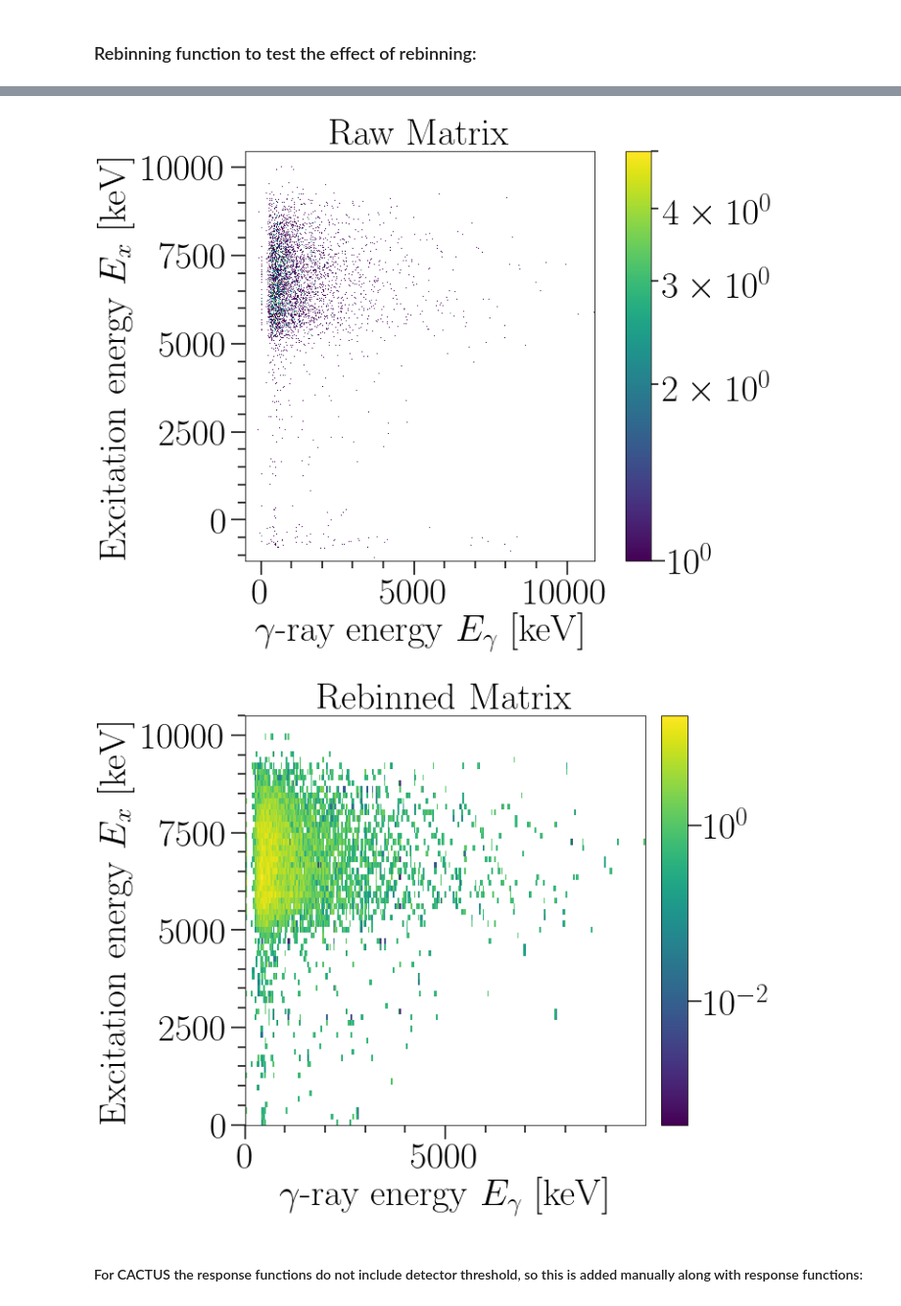
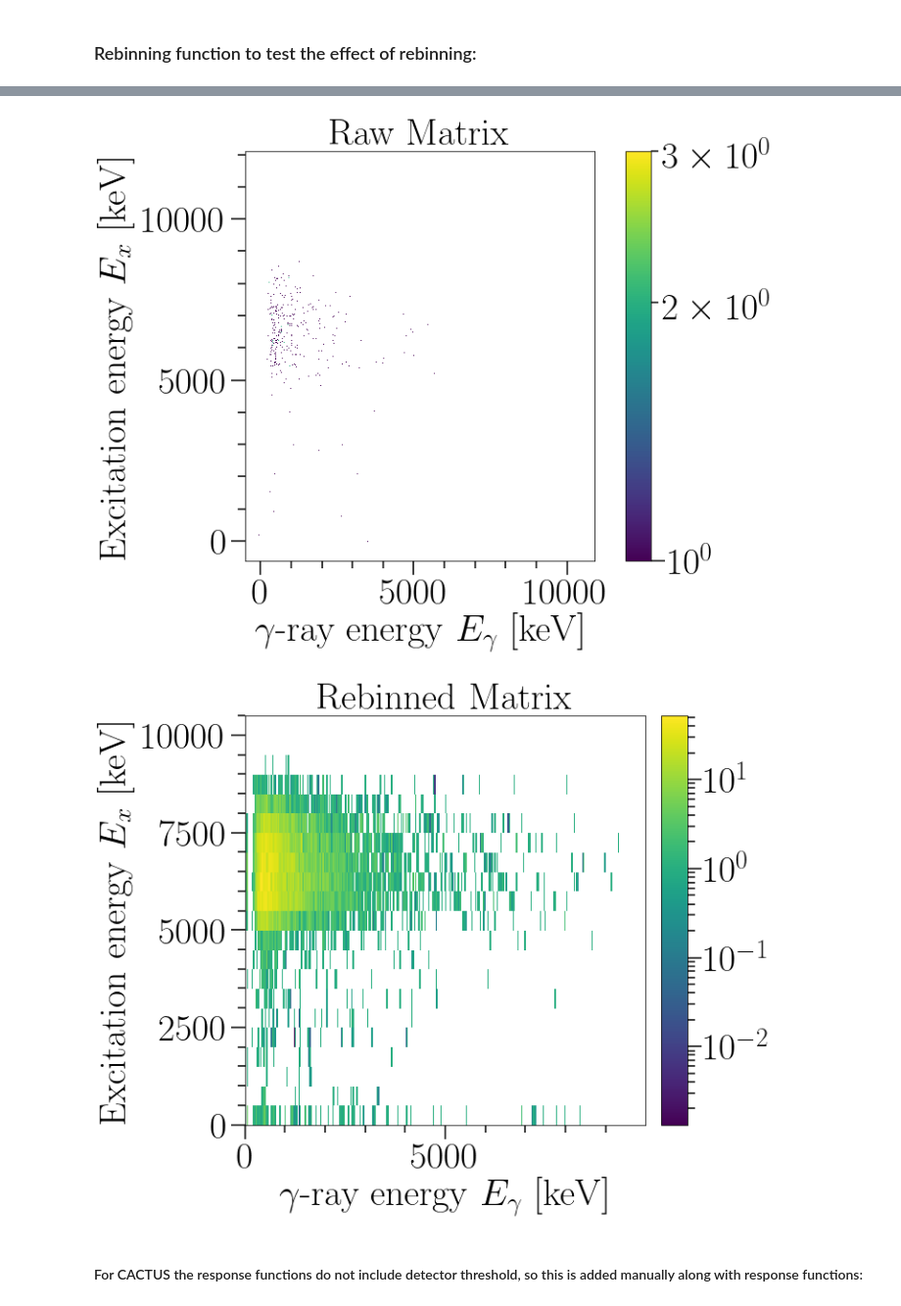
Before and after one commit to jvevik/Unfolding_and_PFG_extraction, a Jupyter notebook: Unfolding.ipynb, the cells around one changed output, grey strips where cells are left out. Shown at 98% size. Saved outputs shown, nothing was run; the diff lists cells and outputs as text; code cells hidden in the pictures.

```diff
--- a/Unfolding.ipynb
+++ b/Unfolding.ipynb
@@ -146,7 +146,10 @@ def plotting(matrix=None, title=None, xlabel=None, ylabel=None, xlim=None, ylim=
 
     elif Type == 'Vector':
         fig, ax = plt.subplots(constrained_layout=True,figsize=(10,8))
-        matrix.plot(kind='step', color='blue', ax=ax)
+        if scale is not None:
+            matrix.plot(kind='step', color='blue', scale=scale, ax=ax)
+        else:
+            matrix.plot(kind='step', color='blue', ax=ax)
         fig.axes[0].xaxis.set_minor_locator(AutoMinorLocator())
         fig.axes[0].yaxis.set_minor_locator(AutoMinorLocator())
         fig.axes[0].tick_params(axis='both', which='both',labelsize=labelsize, width=tick_width)
@@ -183,7 +186,10 @@ def plotting(matrix=None, title=None, xlabel=None, ylabel=None, xlim=None, ylim=
         fig.axes[0].tick_params(axis='both', which='major', length=major_tick_length)
         fig.axes[0].tick_params(axis='both', which='minor', length=minor_tick_length)
         plt.title(title, fontsize=fontsize)
-        plt.yscale(scale)
+        if scale is not None:
+            plt.yscale(scale)
+        else:
+            pass
         plt.xlim(xlim)
         plt.ylim(ylim)
 
@@ -270,17 +276,17 @@ def rebin_function(matrix, keV_per_bin_ex, upper_cut_ex, keV_per_bin_eg=None, up
 # %%
-input_matrix = om.Matrix(path='alfna_newsubtract_44rebin.m')
+input_matrix = om.Matrix(path='alfna_newsubtract_nobin_fnrn.m')
 
 alfna_matrix = input_matrix.copy() #copy to avoid problems in cutting etc.
 
 #Plotting for visualization
 plotting(alfna_matrix,title=r'Raw Matrix')
 
-rebinned_alfna = rebin_function(alfna_matrix, keV_per_bin_ex=150, upper_cut_ex=10500,
+rebinned_alfna = rebin_function(alfna_matrix, keV_per_bin_ex=500, upper_cut_ex=10500,
                                keV_per_bin_eg = 30, upper_cut_eg=10000)
 plotting(rebinned_alfna, title=r'Rebinned Matrix')
 # %% [output]
-[figure, old version]
+[figure, new version]
-[figure, old version]
+[figure, new version]
 # %% [markdown]
 #### For CACTUS the response functions do not include detector threshold, so this is added manually along with response functions:
 # %%
```
Also changed, not shown: parts of 19 cells of this notebook, 4 other files.
